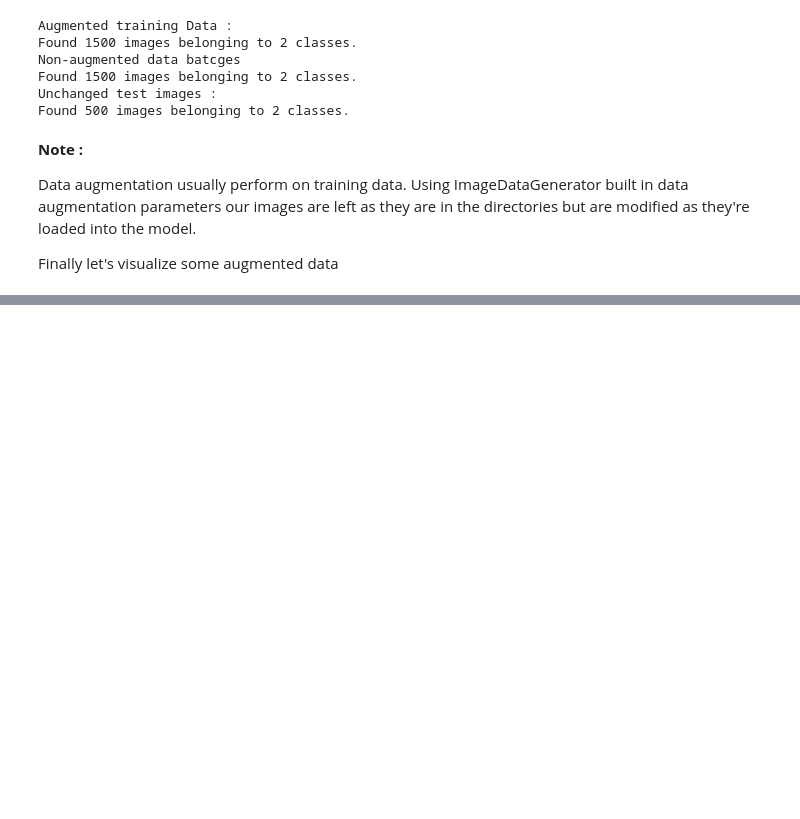
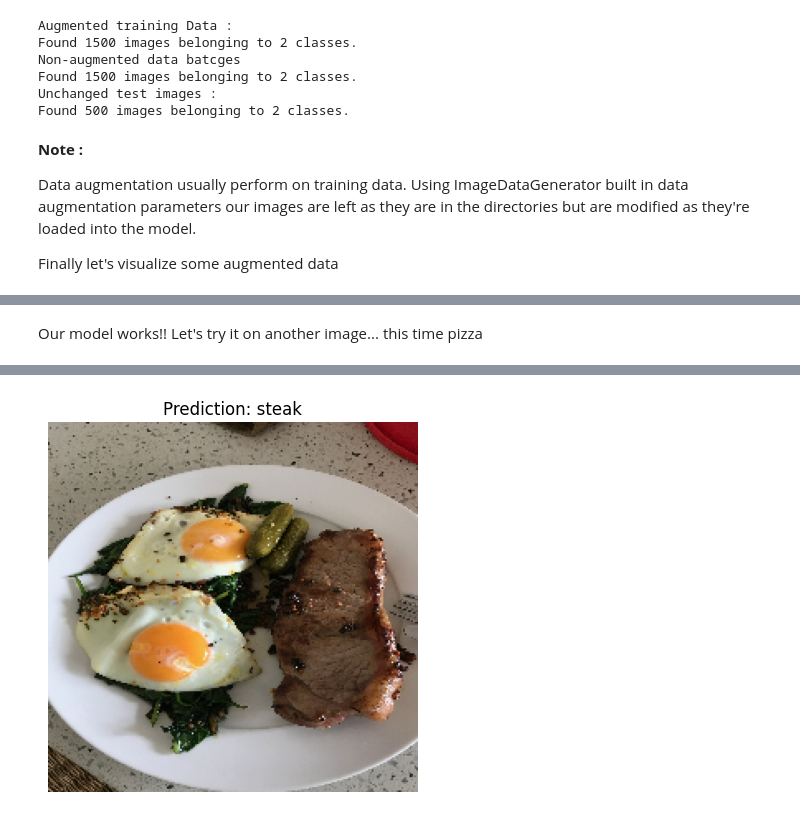
Before and after one commit to iamchenchu/Deep-Learnig-with-TensorFlow, a Jupyter notebook: 03_Convolutional_Neural_Networks_and_Computer_Vision_in_tensorflow.ipynb, the cells around one changed output, grey strips where cells are left out. Drawn from its saved outputs; the diff is of its cells as text; code cells hidden in the pictures; blank space fills up the shorter version.

```diff
--- a/03_Convolutional_Neural_Networks_and_Computer_Vision_in_tensorflow.ipynb
+++ b/03_Convolutional_Neural_Networks_and_Computer_Vision_in_tensorflow.ipynb
@@ -961,0 +1217,6 @@ showing image number : 8
+# %% [markdown]
+Our model works!! Let's try it on another image... this time pizza
+# %%
+
+pred_and_plot(model_7, "custom_image.jpeg", class_names)
+# %% [output]
@@ -961,0 +1224 @@ showing image number : 8
+[figure, added]
```
Also changed, not shown: parts of 46 cells of this notebook.
